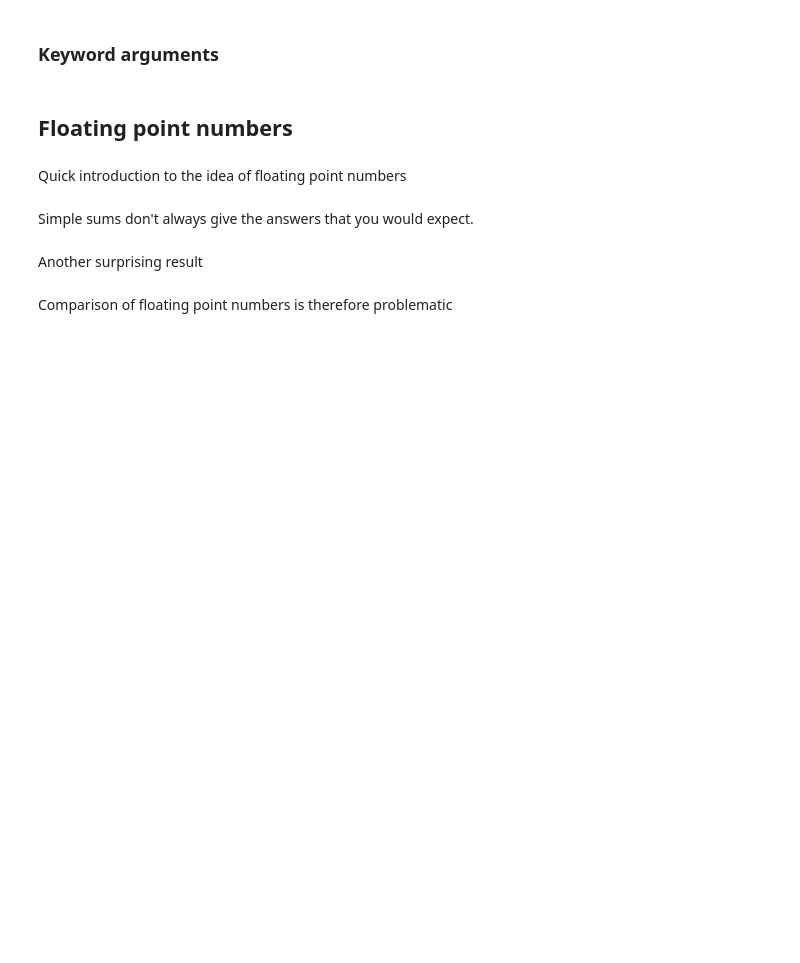
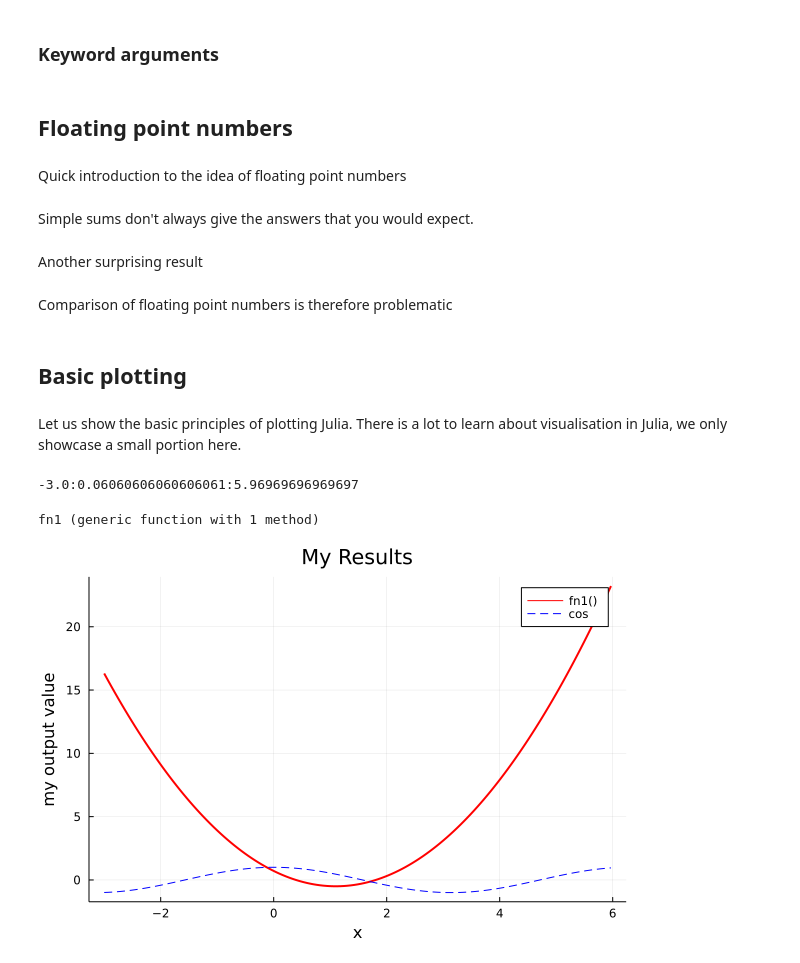
Before and after one commit to DawievLill/Macro-318, a Jupyter notebook: notebooks/tut1_introduction.ipynb, the cells around one changed output. Drawn from its saved outputs; the diff is of its cells as text; code cells hidden in the pictures; blank space fills up the shorter version.

Commit message:
Plotting

```diff
--- a/notebooks/tut1_introduction.ipynb
+++ b/notebooks/tut1_introduction.ipynb
@@ -792,3 +796,29 @@ a = 0.001
 b = 11.11
 c = 1000
 test = (a*c)/(b*c) == a/b
+# %% [markdown]
+## Basic plotting
+# %% [markdown]
+Let us show the basic principles of plotting Julia. There is a lot to learn about visualisation in Julia, we only showcase a small portion here.
+# %%
+x = -3:6/99:6
+# %% [output]
+-3.0:0.06060606060606061:5.96969696969697
+# %%
+function fn1(x) #define a new function to plot
+    y = (x-1.1)^2 - 0.5
+    return y
+  end
+# %% [output]
+fn1 (generic function with 1 method)
+# %%
+plot( [x x],[fn1.(x) cos.(x)],
+           linecolor = [:red :blue],
+           linestyle = [:solid :dash],
+           linewidth = [2 1],
+           label = ["fn1()" "cos"],
+           title = "My Results",
+           xlabel = "x",
+           ylabel = "my output value" )
+# %% [output]
+[figure, added]
```
Also changed, not shown: parts of 2 cells of this notebook.
